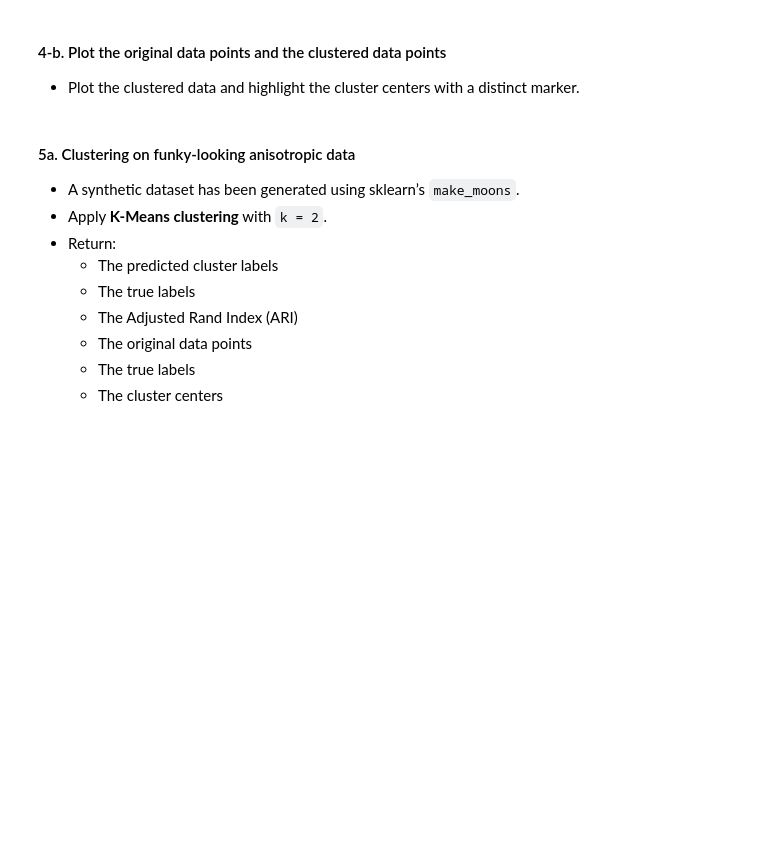
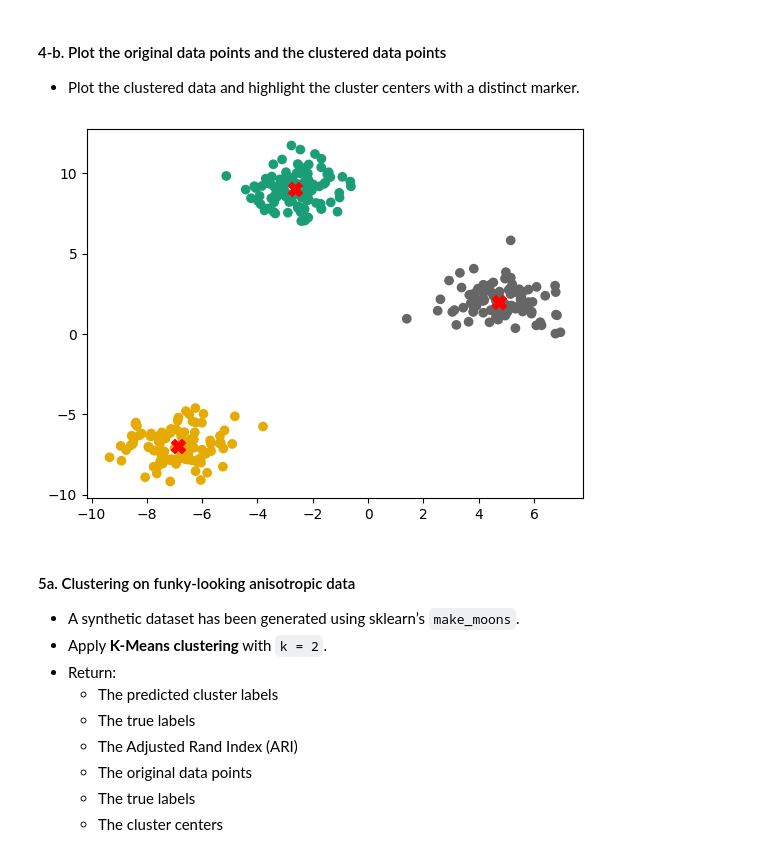
Before and after one commit to cmoore97/DS701, a Jupyter notebook: homework04/assignment4.ipynb, the cells around one changed output. Saved outputs shown, nothing was run; the diff lists cells and outputs as text; code cells hidden in the pictures; blank space fills up the shorter version.

```diff
--- a/homework04/assignment4.ipynb
+++ b/homework04/assignment4.ipynb
@@ -81,8 +81,14 @@ from sklearn.datasets import make_blobs
 from sklearn.cluster import KMeans
 
 def ans4a():
-    X, y_true, cent = make_blobs(n_samples=300, centers=3, cluster_std=1.0, random_state=42, return_centers=True)
-    ...
+    X, y_true = make_blobs(n_samples=300, centers=3, cluster_std=1.0, random_state=42)
+
+    kmeans = KMeans(n_clusters=3, random_state=0)
+    kmeans.fit(X)
+
+    centers = kmeans.cluster_centers_
+    y_kmeans = kmeans.labels_
+    inertia = kmeans.inertia_
 
     # Return the following values:
     # - The cluster centers
@@ -106,3 +112,16 @@ grader.check("q4a")
+# %%
+centers, y_kmeans, inertia, X = ans4a()
+
+cmap = plt.get_cmap('Dark2', 4)
+
+plt.scatter(X[:,0], X[:,1], c=y_kmeans, cmap=cmap)
+
+for i,j in centers:
+    plt.scatter(i, j, s=100, c='red', marker='X')
+
+plt.show()
+# %% [output]
+[figure, added]
 # %% [markdown]
 <!-- END QUESTION -->
 
```
Also changed, not shown: parts of 15 cells of this notebook, 1 other file.
